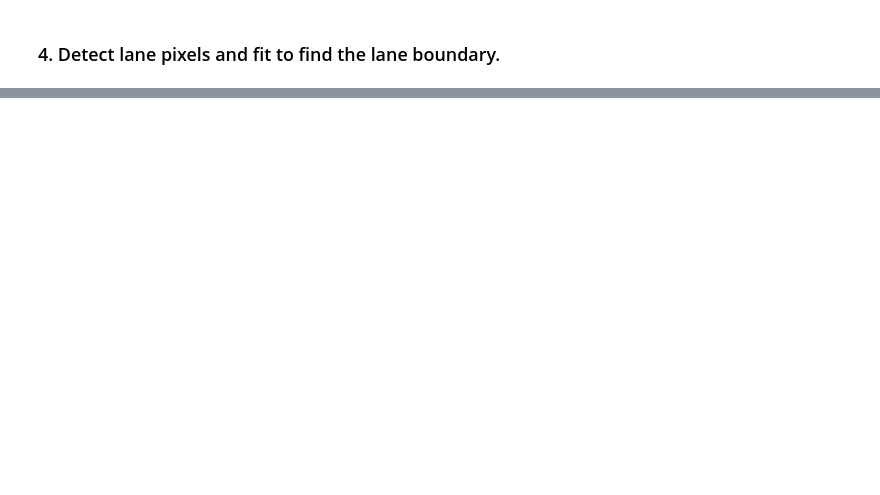
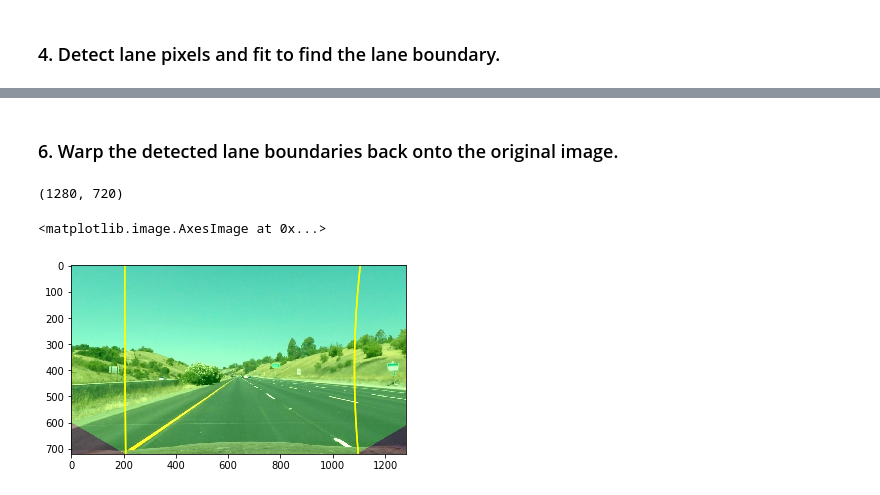
Before and after one commit to luk6xff/SelfDrivingCarND, a Jupyter notebook: CarND-Advanced-Lane-Lines-P2/P2-SOLUTION.ipynb, the cells around one changed output, grey strips where cells are left out. Saved outputs shown, nothing was run; the diff lists cells and outputs as text; code cells hidden in the pictures; blank space fills up the shorter version.

Commit message:
P2 last points added

```diff
--- a/CarND-Advanced-Lane-Lines-P2/P2-SOLUTION.ipynb
+++ b/CarND-Advanced-Lane-Lines-P2/P2-SOLUTION.ipynb
@@ -350,0 +525,57 @@ plt.imshow(out_img)
+# %% [markdown]
+### 6. Warp the detected lane boundaries back onto the original image.
+# %%
+def back_projection(binary_warped_top_view, left_fit, right_fit, inv_perspective_matrix):
+
+    # Image
+    img_shape = binary_warped_top_view.shape
+
+    # Create an image to draw the lines on
+    warp_zero = np.zeros_like(binary_warped_top_view).astype(np.uint8)
+    color_warp = np.dstack((warp_zero, warp_zero, warp_zero))
+
+    # Generate x and y values for plotting
+    ploty = np.linspace(0, img_shape[0]-1, img_shape[0])
+    # Calc both polynomials using ploty, left_fit and right_fit ###
+    left_fitx = left_fit[0]*ploty**2 + left_fit[1]*ploty + left_fit[2]
+    right_fitx = right_fit[0]*ploty**2 + right_fit[1]*ploty + right_fit[2]
+
+    # Recast the x and y points into usable format for cv2.fillPoly()
+    pts_left = np.array([np.transpose(np.vstack([left_fitx, ploty]))])
+    pts_right = np.array([np.flipud(np.transpose(np.vstack([right_fitx, ploty])))])
+    pts = np.hstack((pts_left, pts_right))
+
+    # Draw the lane onto the warped blank image
+    cv2.fillPoly(color_warp, np.int_([pts]), (0,255, 0))
+
+    # Warp the blank back to original image space using inverse perspective matrix (inv_perspective_matrix)
+    return cv2.warpPerspective(color_warp, inv_perspective_matrix, (img_shape[1], img_shape[0]))
+
+
+
+############### TESTS ###############
+image = cv2.imread('test_images/straight_lines1.jpg')
+image = cv2.cvtColor(image, cv2.COLOR_BGR2RGB)
+undistorted_img = undistort_image(image, cam_mtx, dist_coeffs)
+binary = apply_threshold(undistorted_img, grad_thresh=(20,100), s_color_thresh=(90,255))
+img_with_roi, transformed_top_down_img, inv_perspective_matrix = birds_eye_view(binary)
+
+binary_top_down = cv2.cvtColor(transformed_top_down_img, cv2.COLOR_BGR2GRAY)
+# Find lane pixels first (coarse)
+leftx, lefty, rightx, righty, out_img = find_lane_coarse(binary_top_down)
+# Fit a second order polynomial to lane pixels
+left_fit  = np.polyfit(lefty, leftx, 2)
+right_fit = np.polyfit(righty, rightx, 2)
+# Find lane pixels (fine)
+leftx, lefty, rightx, righty, fine_search_img = find_lane_fine(binary_top_down, left_fit, right_fit)
+
+
+# Back Projection
+result_img = back_projection(binary_top_down, left_fit, right_fit, inv_perspective_matrix)
+# Combine the result with the original image
+img = cv2.addWeighted(undistorted_img, 1, result_img, 0.3, 0)
+plt.imshow(img)
+# %% [output]
+(1280, 720)
+<matplotlib.image.AxesImage at 0x...>
+[figure, added]
```
Also changed, not shown: parts of 6 cells of this notebook, 1 other file.
